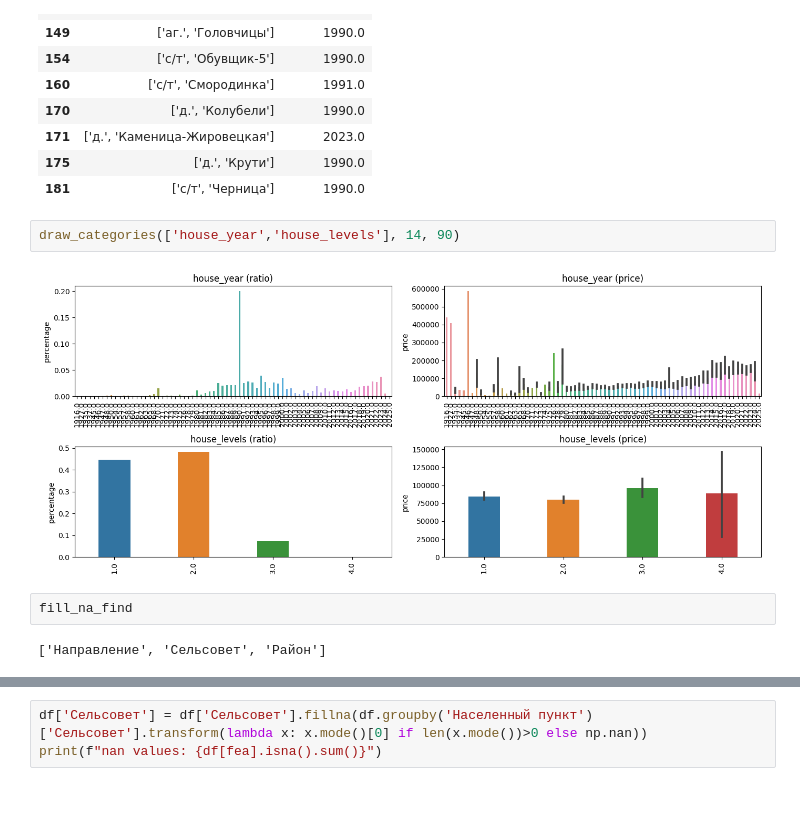
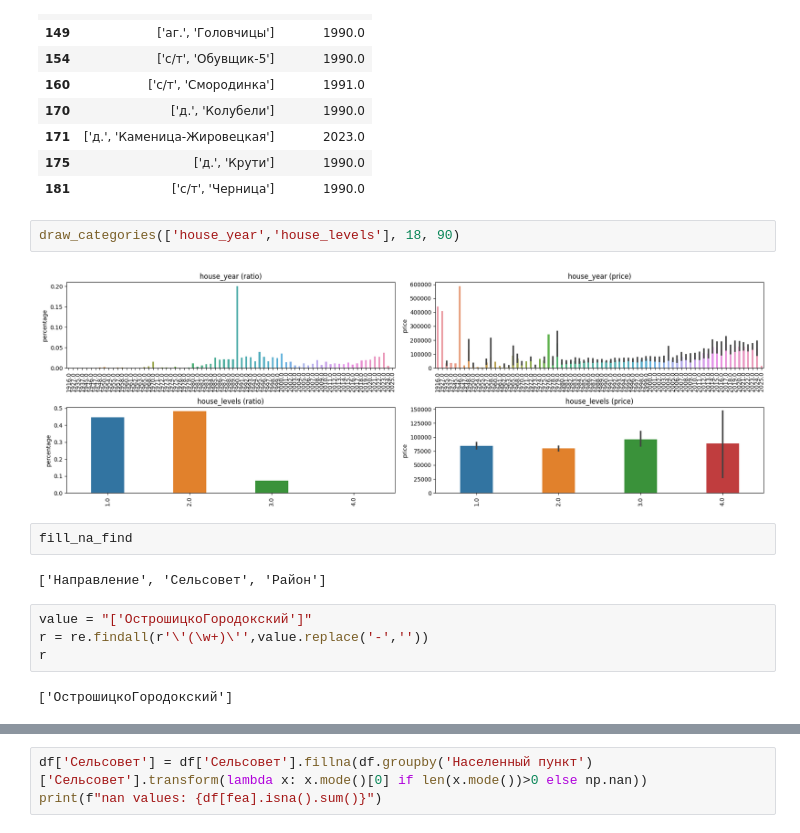
Before and after one commit to ssiarhei115/CountryHouse-price-prediction, a Jupyter notebook: code.ipynb, the cells around one changed output, grey strips where cells are left out. Cells and saved outputs as stored; diff of their text form; blank space fills up the shorter version.

```diff
--- a/code.ipynb
+++ b/code.ipynb
@@ -450,10 +452,16 @@ nan after filling with df mode: 0
 | 175 | ['д.', 'Крути'] | 1990.0 |
 | 181 | ['с/т', 'Черница'] | 1990.0 |
 # %%
-draw_categories(['house_year','house_levels'], 14, 90)
+draw_categories(['house_year','house_levels'], 18, 90)
 # %% [output]
-[figure, old version]
+[figure, new version]
 # %%
 fill_na_find
 # %% [output]
 ['Направление', 'Сельсовет', 'Район']
+# %%
+value = "['ОстрошицкоГородокский']"
+r = re.findall(r'\'(\w+)\'',value.replace('-',''))
+r
+# %% [output]
+['ОстрошицкоГородокский']
```
Also changed, not shown: parts of 13 cells of this notebook, 1 other file.
